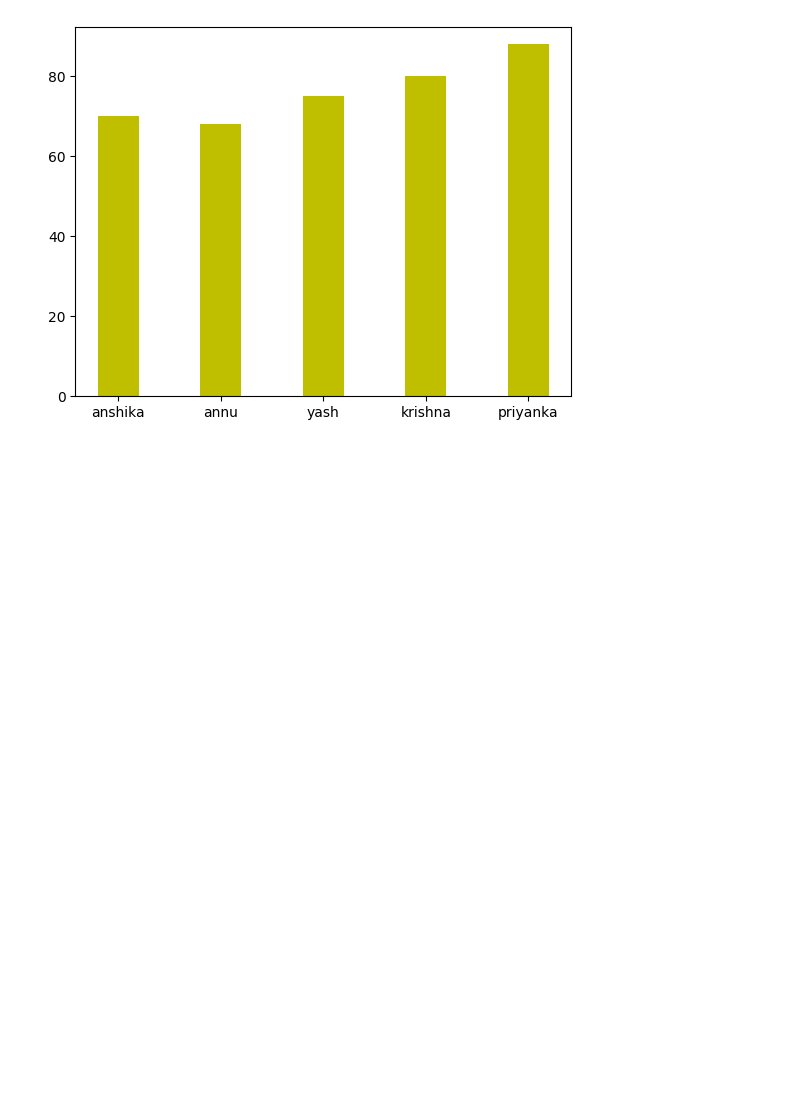
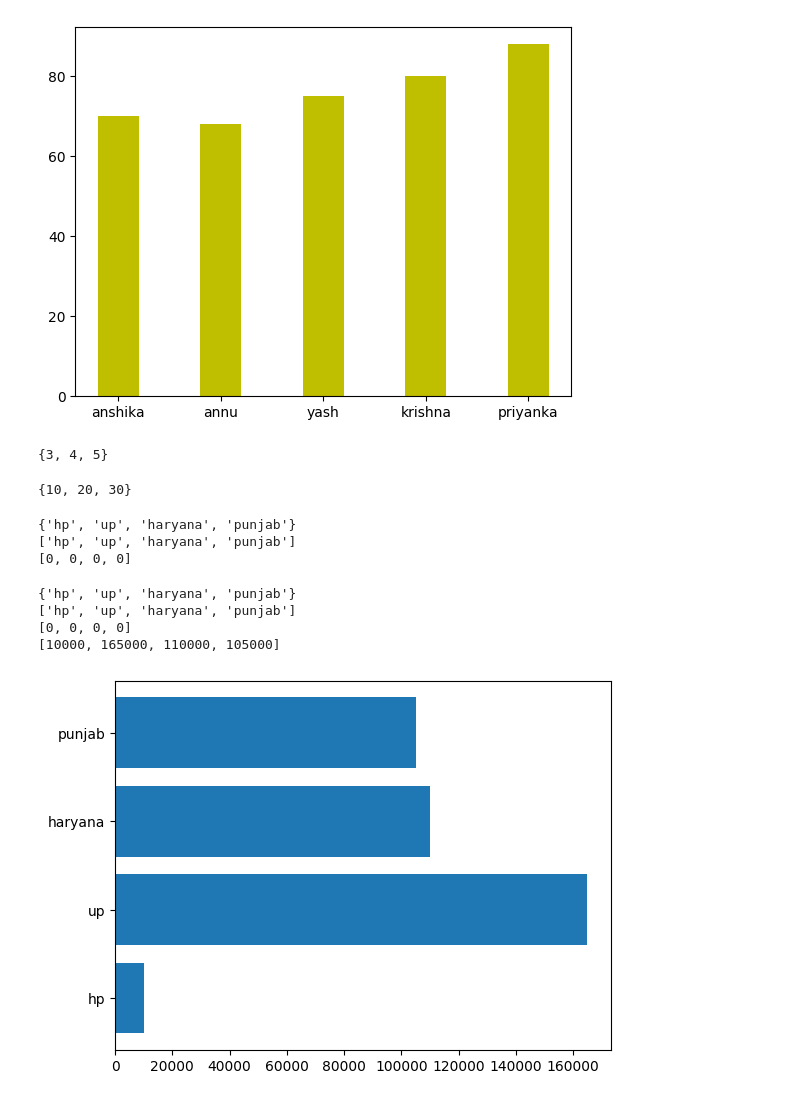
Before and after one commit to vaishnavilawaniya756-web/SHARMA, a Jupyter notebook: VAISHNAVI.ipynb, the cells around one changed output. Saved outputs shown, nothing was run; the diff lists cells and outputs as text; code cells hidden in the pictures; blank space fills up the shorter version.

```diff
--- a/VAISHNAVI.ipynb
+++ b/VAISHNAVI.ipynb
@@ -102,3 +102,66 @@ plt.bar(name,marks,color="y",width=0.4)
 plt.show()
 # %% [output]
 [figure]
+# %%
+#set# duplicate not allowed
+a={4,5,3,4,3,5}
+b=set(a)
+a.remove(3)
+a.add(6)
+print(b)
+# %% [output]
+{3, 4, 5}
+# %%
+numbers={10,20,30,10,20}
+unique_number=set(numbers)
+print(unique_number)
+# %% [output]
+{10, 20, 30}
+# %%
+from IPython.utils.text import list_strings
+#set function(for unique values without indexing)
+#project by set function
+states=["punjab","haryana","up","hp","haryana","up","up","hp","punjab","haryana"]
+price=[5000,4500,6000,5500,4500,6000,6000,5500,5000,4500]
+state_wise_sale=[]
+unique_state=set(states)
+print(unique_state)
+list_of_state=list(unique_state)
+print(list_of_state) #to convert data into list
+
+for i in range(len(list_of_state)):
+ state_wise_sale.append(0)
+print(state_wise_sale)
+# %% [output]
+{'hp', 'up', 'haryana', 'punjab'}
+['hp', 'up', 'haryana', 'punjab']
+[0, 0, 0, 0]
+# %%
+import matplotlib.pyplot as plt
+customer_name=["krishna","yash","priyanka","sanjay","vaishnavi","ritika","annu","anshika","shyam","rohan"]
+states=["punjab","haryana","up","hp","haryana","up","up","hp","punjab","haryana"]
+items=["watch","laptop","mobile","laptop","mobile","watch","laptop","mobile","watch","mobile"]
+price=[5000,45000,60000,45000,60000,5000,45000,60000,5000,60000]
+gender=["m","f","f","f","m","m","f","m","m","f"]
+state_wise_sale=[]
+state=[]
+unique_state=set(states)
+print(unique_state)
+list_of_state=list(unique_state)
+print(list_of_state)
+for i in range(len(list_of_state)):
+  state_wise_sale.append(0)
+print(state_wise_sale)
+for i in range(len(states)):
+  index=states.index(states[i])
+  state_wise_sale[index]+=price[i]
+print(state_wise_sale)
+
+plt.barh(list_of_state,state_wise_sale)
+plt.show()
+# %% [output]
+{'hp', 'up', 'haryana', 'punjab'}
+['hp', 'up', 'haryana', 'punjab']
+[0, 0, 0, 0]
+[10000, 165000, 110000, 105000]
+[figure, added]
```
Also changed, not shown: parts of 1 cell of this notebook.
